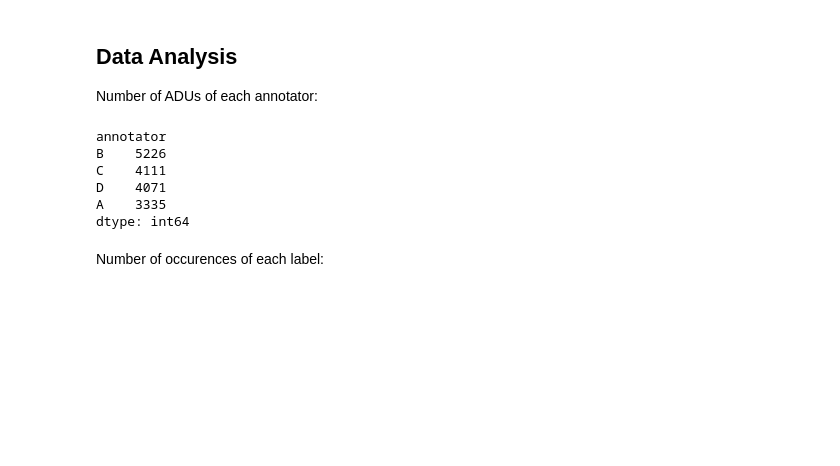
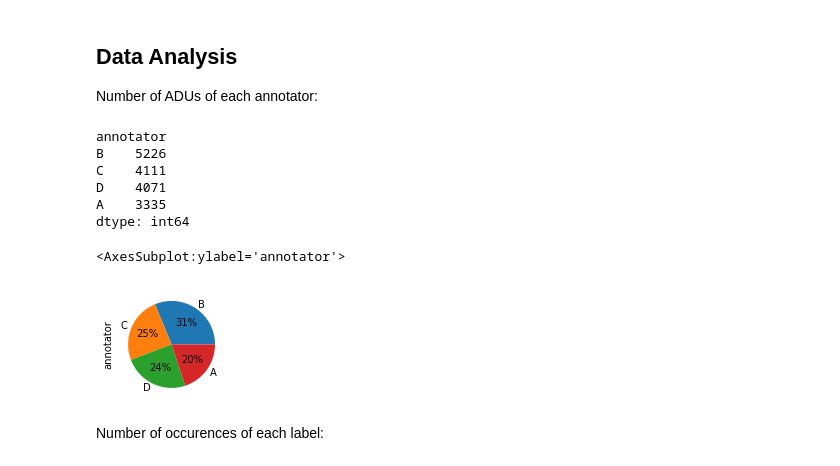
Before and after one commit to claramoreirag/FEUP-NLP, a Jupyter notebook: adu-classifier.ipynb, the cells around one changed output. Cells and saved outputs as stored; diff of their text form; code cells hidden in the pictures; blank space fills up the shorter version.

```diff
--- a/adu-classifier.ipynb
+++ b/adu-classifier.ipynb
@@ -96,6 +96,11 @@ C    4111
 D    4071
 A    3335
 dtype: int64
+# %%
+adus['annotator'].value_counts().plot(kind='pie', figsize=(5, 2),autopct='%1.0f%%')
+# %% [output]
+<AxesSubplot:ylabel='annotator'>
+[figure, added]
 # %% [markdown]
 Number of occurences of each label:
 # %%
```
Also changed, not shown: parts of 13 cells of this notebook.
